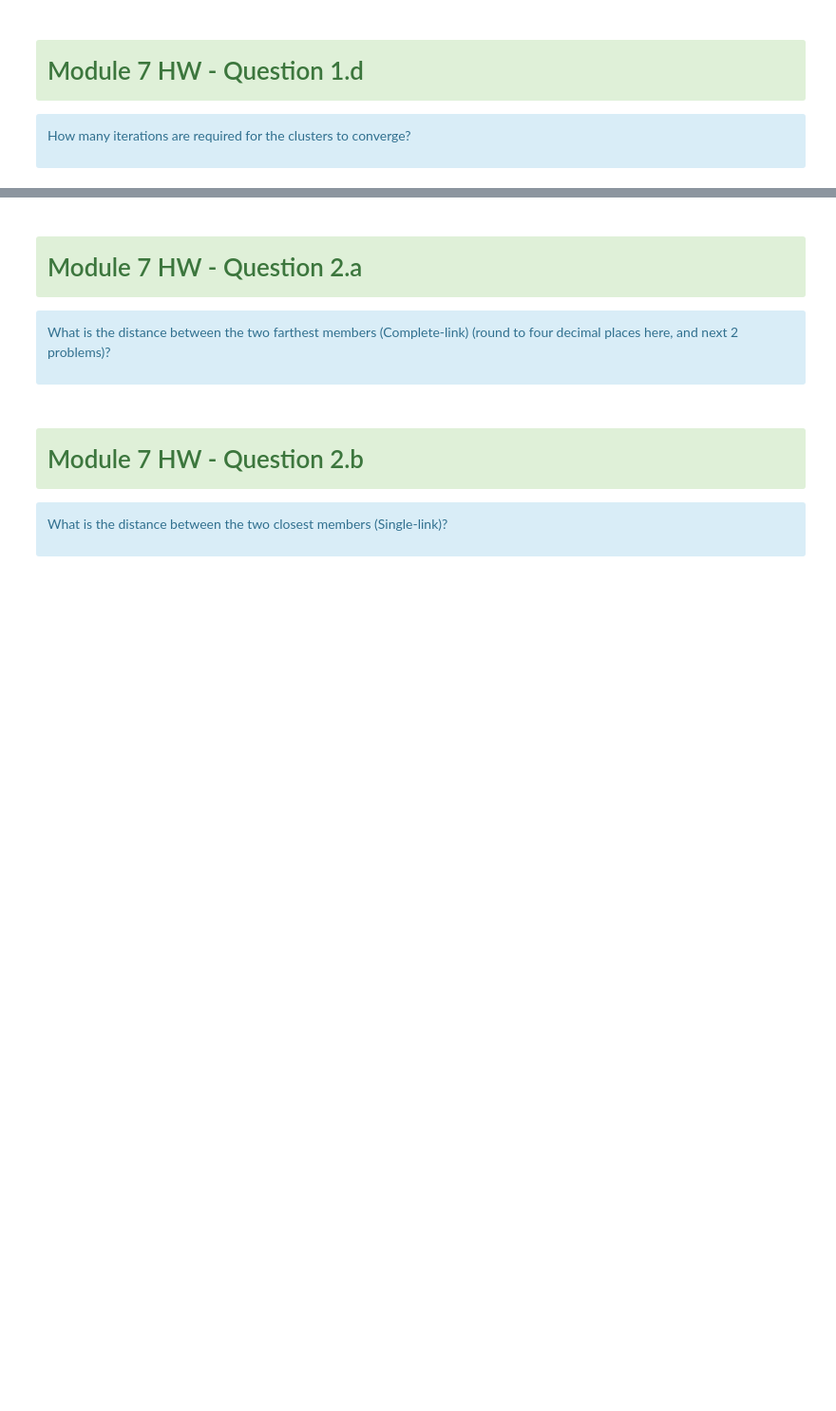
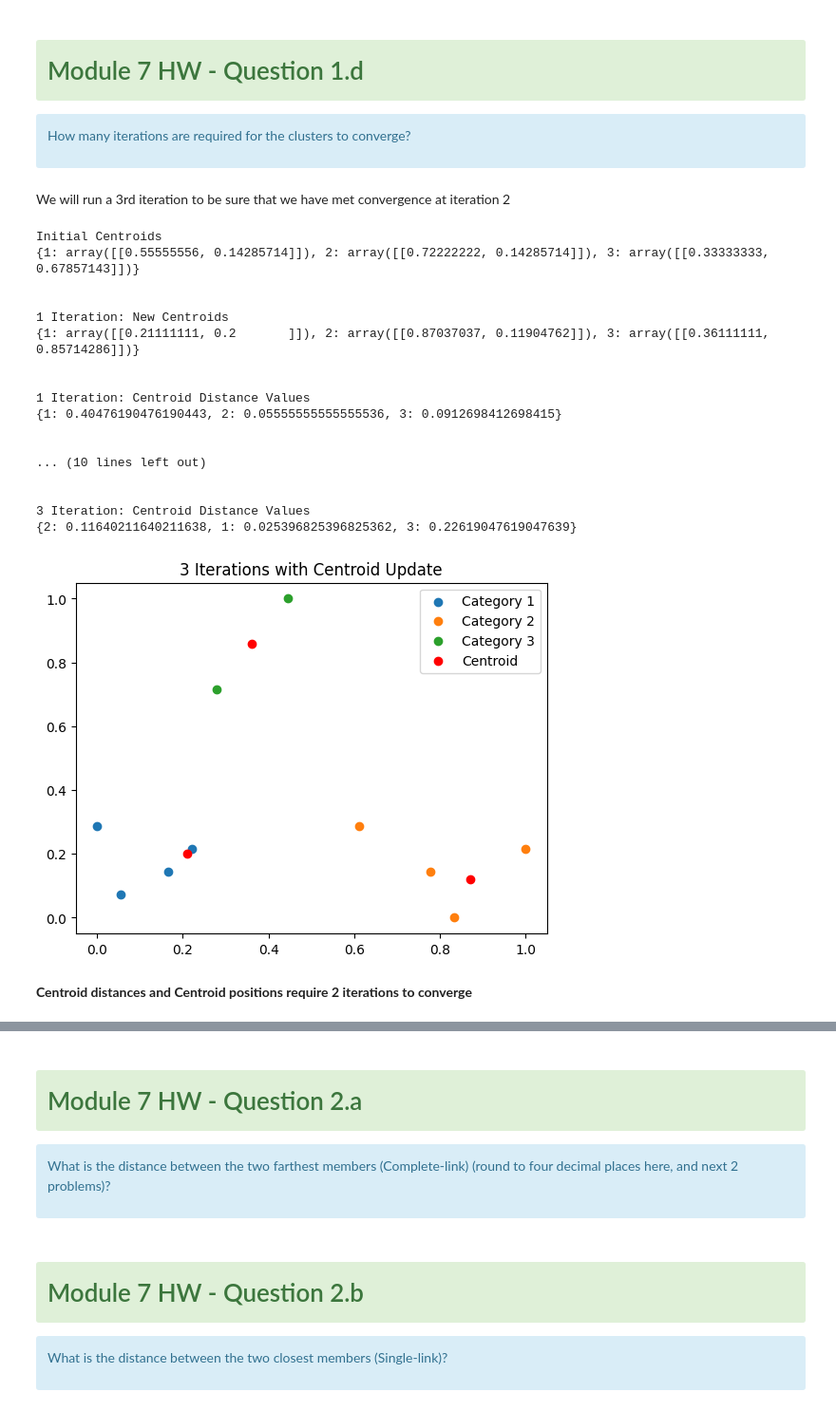
Before and after one commit to christian-ruiz/comp-642, a Jupyter notebook: module7/HW7_Provided/hw_7.ipynb, the cells around one changed output, grey strips where cells are left out. Shown at 95% size. Cells and saved outputs as stored; diff of their text form; code cells hidden in the pictures; blank space fills up the shorter version.

```diff
--- a/module7/HW7_Provided/hw_7.ipynb
+++ b/module7/HW7_Provided/hw_7.ipynb
@@ -288,6 +297,70 @@ What’s the center of the third cluster when the clustering converges?
 How many iterations are required for the clusters to converge?
 
 </div>
+# %% [markdown]
+We will run a 3rd iteration to be sure that we have met convergence at iteration 2
+# %%
+print('Initial Centroids')
+print(cent_dict, '\n\n')
+
+print('1 Iteration: New Centroids')
+print(new_cent_dict1, '\n\n')
+
+print('1 Iteration: Centroid Distance Values')
+print(centroid_distance_values1, '\n\n')
+
+print('2 Iteration: New Centroids')
+print(new_cent_dict2, '\n\n')
+
+print('2 Iteration: Centroid Distance Values')
+print(centroid_distance_values2, '\n\n')
+
+X_labeled3, cent_array3, new_cent_dict3, centroid_distance_values3 = manhattan_dist_calc(X_pp, new_cent_dict2)
+
+print('3 Iteration: New Centroids')
+print(new_cent_dict2, '\n\n')
+
+print('3 Iteration: Centroid Distance Values')
+print(centroid_distance_values3, '\n\n')
+
+# extracting x, y, and category values
+x = X_labeled3[:, 0]
+y = X_labeled3[:, 1]
+categories = X_labeled3[:, 2]
+
+# get unique categories
+unique_categories = np.unique(categories)
+
+# plot each category
+for category in unique_categories:
+    # select data for the category
+    idx = categories == category
+    plt.scatter(x[idx], y[idx], label=f'Category {int(category)}')
+plt.scatter(cent_array3[:, 0], cent_array3[:, 1], color='red', label='Centroid')
+plt.legend()
+plt.title('3 Iterations with Centroid Update')
+plt.show()
+# %% [output]
+Initial Centroids
+{1: array([[0.55555556, 0.14285714]]), 2: array([[0.72222222, 0.14285714]]), 3: array([[0.33333333, 0.67857143]])}
+
+
+1 Iteration: New Centroids
+{1: array([[0.21111111, 0.2       ]]), 2: array([[0.87037037, 0.11904762]]), 3: array([[0.36111111, 0.85714286]])}
+
+
+1 Iteration: Centroid Distance Values
+{1: 0.40476190476190443, 2: 0.05555555555555536, 3: 0.0912698412698415}
+
+
+... (10 lines left out)
+
+
+3 Iteration: Centroid Distance Values
+{2: 0.11640211640211638, 1: 0.025396825396825362, 3: 0.22619047619047639}
+[figure, added]
+# %% [markdown]
+**Centroid distances and Centroid positions require 2 iterations to converge**
 # %% [markdown]
 # <div class='alert alert-block alert-success'>Module 7 HW - Question 2</div>
 
```
Also changed, not shown: parts of 4 cells of this notebook.
